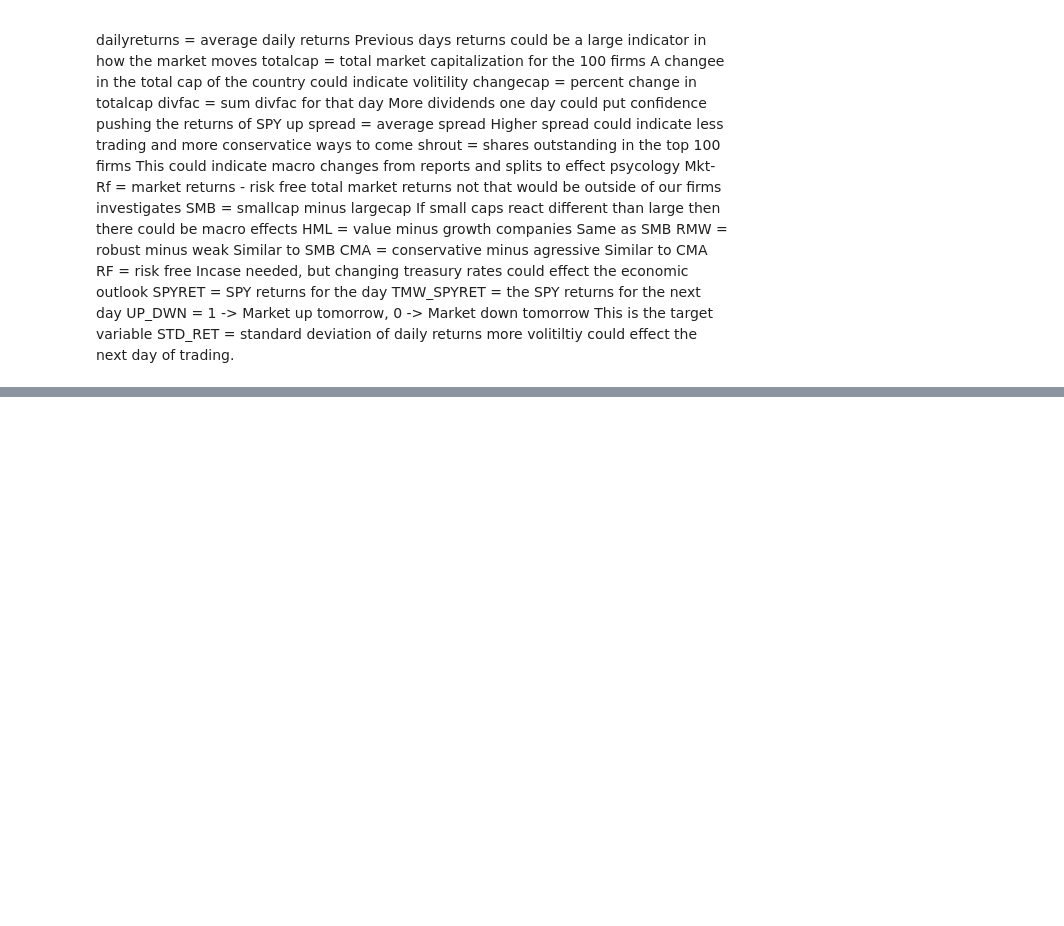
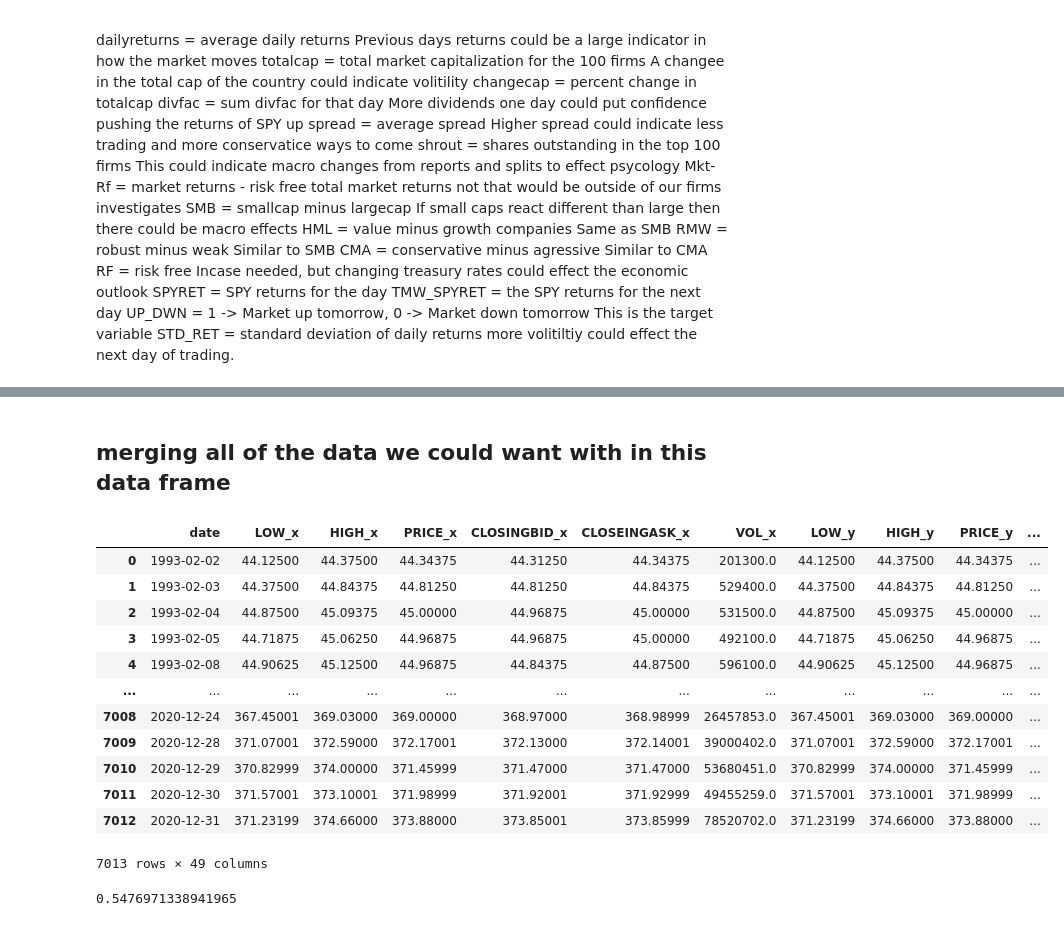
Before and after one commit to gsooter/AML-Final-Project, a Jupyter notebook: preprocessing.ipynb, the cells around one changed output, grey strips where cells are left out. Cells and saved outputs as stored; diff of their text form; code cells hidden in the pictures; blank space fills up the shorter version.

```diff
--- a/preprocessing.ipynb
+++ b/preprocessing.ipynb
@@ -136,0 +280,6 @@ n.to_csv('daily_aggragate_data.csv', index=False)
+# %%
+spy = spy.rename(columns = {'BIDLO':'LOW', 'ASKHI':'HIGH','PRC':'PRICE','BID':'CLOSINGBID','ASK':'CLOSEINGASK'})
+# %%
+spy['date'] = pd.to_datetime(spy['date'])
+spy = spy[['date','LOW','HIGH','PRICE','CLOSINGBID','CLOSEINGASK','VOL']]
+spy
@@ -136,0 +300,26 @@ n.to_csv('daily_aggragate_data.csv', index=False)
+# %%
+df['date'] = pd.to_datetime(df['date'])
+# %% [markdown]
+## merging all of the data we could want with in this data frame
+# %%
+df = pd.merge(spy, df, how = 'left', on = 'date')
+# %%
+df
+# %% [output]
+|  | date | LOW_x | HIGH_x | PRICE_x | CLOSINGBID_x | CLOSEINGASK_x | VOL_x | LOW_y | HIGH_y | PRICE_y | ... |
+| 0 | 1993-02-02 | 44.12500 | 44.37500 | 44.34375 | 44.31250 | 44.34375 | 201300.0 | 44.12500 | 44.37500 | 44.34375 | ... |
+| 1 | 1993-02-03 | 44.37500 | 44.84375 | 44.81250 | 44.81250 | 44.84375 | 529400.0 | 44.37500 | 44.84375 | 44.81250 | ... |
+| 2 | 1993-02-04 | 44.87500 | 45.09375 | 45.00000 | 44.96875 | 45.00000 | 531500.0 | 44.87500 | 45.09375 | 45.00000 | ... |
+| 3 | 1993-02-05 | 44.71875 | 45.06250 | 44.96875 | 44.96875 | 45.00000 | 492100.0 | 44.71875 | 45.06250 | 44.96875 | ... |
+| 4 | 1993-02-08 | 44.90625 | 45.12500 | 44.96875 | 44.84375 | 44.87500 | 596100.0 | 44.90625 | 45.12500 | 44.96875 | ... |
+| ... | ... | ... | ... | ... | ... | ... | ... | ... | ... | ... | ... |
+| 7008 | 2020-12-24 | 367.45001 | 369.03000 | 369.00000 | 368.97000 | 368.98999 | 26457853.0 | 367.45001 | 369.03000 | 369.00000 | ... |
+| 7009 | 2020-12-28 | 371.07001 | 372.59000 | 372.17001 | 372.13000 | 372.14001 | 39000402.0 | 371.07001 | 372.59000 | 372.17001 | ... |
+| 7010 | 2020-12-29 | 370.82999 | 374.00000 | 371.45999 | 371.47000 | 371.47000 | 53680451.0 | 370.82999 | 374.00000 | 371.45999 | ... |
+| 7011 | 2020-12-30 | 371.57001 | 373.10001 | 371.98999 | 371.92001 | 371.92999 | 49455259.0 | 371.57001 | 373.10001 | 371.98999 | ... |
+| 7012 | 2020-12-31 | 371.23199 | 374.66000 | 373.88000 | 373.85001 | 373.85999 | 78520702.0 | 371.23199 | 374.66000 | 373.88000 | ... |
+7013 rows × 49 columns
+# %%
+len(df[df['TMW_SPYRET'] >= 0])/len(df)
+# %% [output]
+0.5476971338941965
```
Also changed, not shown: parts of 31 cells of this notebook.
